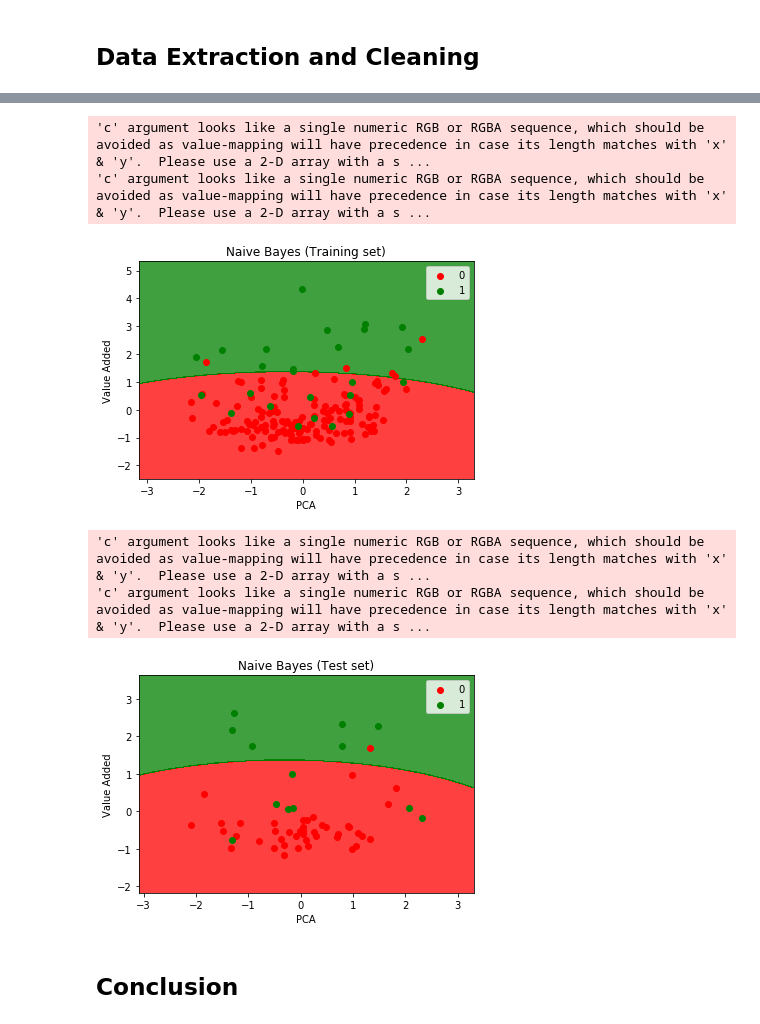
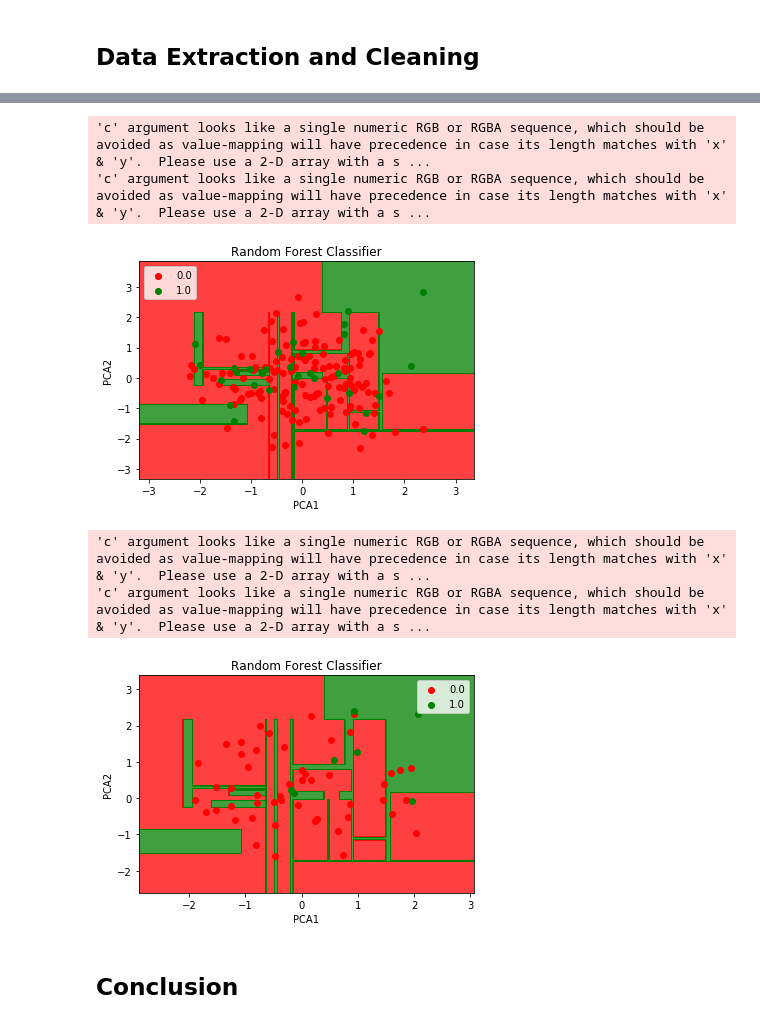
Before and after one commit to hd2zm/Data-Science-Projects, a Jupyter notebook: NBA-Analytics/All-Star-Analysis/Predicting NBA All-Star Appearances with Player Measurements.ipynb, the cells around one changed output, grey strips where cells are left out. Saved outputs shown, nothing was run; the diff lists cells and outputs as text; code cells hidden in the pictures.

Commit message:
Revised Logistic regression models

```diff
--- a/NBA-Analytics/All-Star-Analysis/Predicting NBA All-Star Appearances with Player Measurements.ipynb
+++ b/NBA-Analytics/All-Star-Analysis/Predicting NBA All-Star Appearances with Player Measurements.ipynb
@@ -63,5 +149,4 @@ The best outcome is to use PCA to combine the 4 measurement statistics: Height,
 # %%
-
 from sklearn.preprocessing import StandardScaler
 sc = StandardScaler()
 X = NBA_MVA_df.loc[:, ['HEIGHT', 'STANDING REACH', 'WEIGHT', 'WINGSPAN']].values
@@ -69,10 +154,10 @@ X = sc.fit_transform(X)
 
 from sklearn.decomposition import PCA
 
-pca = PCA(n_components=1)
+pca = PCA(n_components=2)
 principalComponent = pca.fit_transform(X)
-principalDf = pd.DataFrame(data = principalComponent, columns = ['PCA'])
-principalDf = pd.concat([principalDf, NBA_MVA_df.loc[:,['VA', 'ALL-STAR']]], axis=1)
+principalDf = pd.DataFrame(data = principalComponent, columns = ['PCA1', 'PCA2'])
+principalDf = pd.concat([principalDf, NBA_MVA_df.loc[:,['ALL-STAR']]], axis=1)
 # %%
 principalDf.head(20)
 # %% [output]
@@ -126,47 +186,62 @@ Our confusion matrix shows 1 false positive and 7 false negatives. Which is very
 # %%
+#Splitting the dataset into the Training set and Test set
+from sklearn.model_selection import train_test_split
+X_train, X_test, y_train, y_test = train_test_split(principalDf[['PCA1', 'PCA2']], principalDf['ALL-STAR'], test_size = 0.25, random_state = 0)
+
+# Feature Scaling
+X_train = sc.fit_transform(X_train)
+X_test = sc.transform(X_test)
+
+# Fitting Decision Tree Classification to the Training set
+from sklearn.tree import DecisionTreeClassifier
+classifier = DecisionTreeClassifier(criterion = 'entropy', random_state = 0)
+classifier.fit(X_train, y_train)
+
+# Predicting the Test set results
+y_pred = classifier.predict(X_test)
+
 # Visualising the Training set results
 from matplotlib.colors import ListedColormap
 X_set, y_set = X_train, y_train
 X1, X2 = np.meshgrid(np.arange(start = X_set[:, 0].min() - 1, stop = X_set[:, 0].max() + 1, step = 0.01),
                      np.arange(start = X_set[:, 1].min() - 1, stop = X_set[:, 1].max() + 1, step = 0.01))
 plt.contourf(X1, X2, classifier.predict(np.array([X1.ravel(), X2.ravel()]).T).reshape(X1.shape),
              alpha = 0.75, cmap = ListedColormap(('red', 'green')))
 plt.xlim(X1.min(), X1.max())
 plt.ylim(X2.min(), X2.max())
 for i, j in enumerate(np.unique(y_set)):
     plt.scatter(X_set[y_set == j, 0], X_set[y_set == j, 1],
                 c = ListedColormap(('red', 'green'))(i), label = j)
-plt.title('Naive Bayes (Training set)')
-plt.xlabel('PCA')
-plt.ylabel('Value Added')
+plt.title('Random Forest Classifier')
+plt.xlabel('PCA1')
+plt.ylabel('PCA2')
 plt.legend()
 plt.show()
+
+# Visualising the Test set results
+from matplotlib.colors import ListedColormap
+X_set, y_set = X_test, y_test
+X1, X2 = np.meshgrid(np.arange(start = X_set[:, 0].min() - 1, stop = X_set[:, 0].max() + 1, step = 0.01),
+                     np.arange(start = X_set[:, 1].min() - 1, stop = X_set[:, 1].max() + 1, step = 0.01))
+plt.contourf(X1, X2, classifier.predict(np.array([X1.ravel(), X2.ravel()]).T).reshape(X1.shape),
+             alpha = 0.75, cmap = ListedColormap(('red', 'green')))
+plt.xlim(X1.min(), X1.max())
+plt.ylim(X2.min(), X2.max())
+for i, j in enumerate(np.unique(y_set)):
+    plt.scatter(X_set[y_set == j, 0], X_set[y_set == j, 1],
+                c = ListedColormap(('red', 'green'))(i), label = j)
+plt.title('Random Forest Classifier')
+plt.xlabel('PCA1')
+plt.ylabel('PCA2')
+plt.legend()
+plt.show()
 # %% [output]
 'c' argument looks like a single numeric RGB or RGBA sequence, which should be avoided as value-mapping will have precedence in case its length matches with 'x' & 'y'.  Please use a 2-D array with a s ...
 'c' argument looks like a single numeric RGB or RGBA sequence, which should be avoided as value-mapping will have precedence in case its length matches with 'x' & 'y'.  Please use a 2-D array with a s ...
-[figure, old version]
+[figure, new version]
+'c' argument looks like a single numeric RGB or RGBA sequence, which should be avoided as value-mapping will have precedence in case its length matches with 'x' & 'y'.  Please use a 2-D array with a s ...
+'c' argument looks like a single numeric RGB or RGBA sequence, which should be avoided as value-mapping will have precedence in case its length matches with 'x' & 'y'.  Please use a 2-D array with a s ...
+[figure, added]
-# %%
-# Visualising the Test set results
-from matplotlib.colors import ListedColormap
-X_set, y_set = X_test, y_test
-X1, X2 = np.meshgrid(np.arange(start = X_set[:, 0].min() - 1, stop = X_set[:, 0].max() + 1, step = 0.01),
-                     np.arange(start = X_set[:, 1].min() - 1, stop = X_set[:, 1].max() + 1, step = 0.01))
-plt.contourf(X1, X2, classifier.predict(np.array([X1.ravel(), X2.ravel()]).T).reshape(X1.shape),
-             alpha = 0.75, cmap = ListedColormap(('red', 'green')))
-plt.xlim(X1.min(), X1.max())
-plt.ylim(X2.min(), X2.max())
-for i, j in enumerate(np.unique(y_set)):
-    plt.scatter(X_set[y_set == j, 0], X_set[y_set == j, 1],
-                c = ListedColormap(('red', 'green'))(i), label = j)
-plt.title('Naive Bayes (Test set)')
-plt.xlabel('PCA')
-plt.ylabel('Value Added')
-plt.legend()
-plt.show()
-# %% [output]
-'c' argument looks like a single numeric RGB or RGBA sequence, which should be avoided as value-mapping will have precedence in case its length matches with 'x' & 'y'.  Please use a 2-D array with a s ...
-'c' argument looks like a single numeric RGB or RGBA sequence, which should be avoided as value-mapping will have precedence in case its length matches with 'x' & 'y'.  Please use a 2-D array with a s ...
-[figure, removed]
 # %% [markdown]
 ## Conclusion
 # %% [markdown]
```
Also changed, not shown: parts of 23 cells of this notebook, 1 other file.
